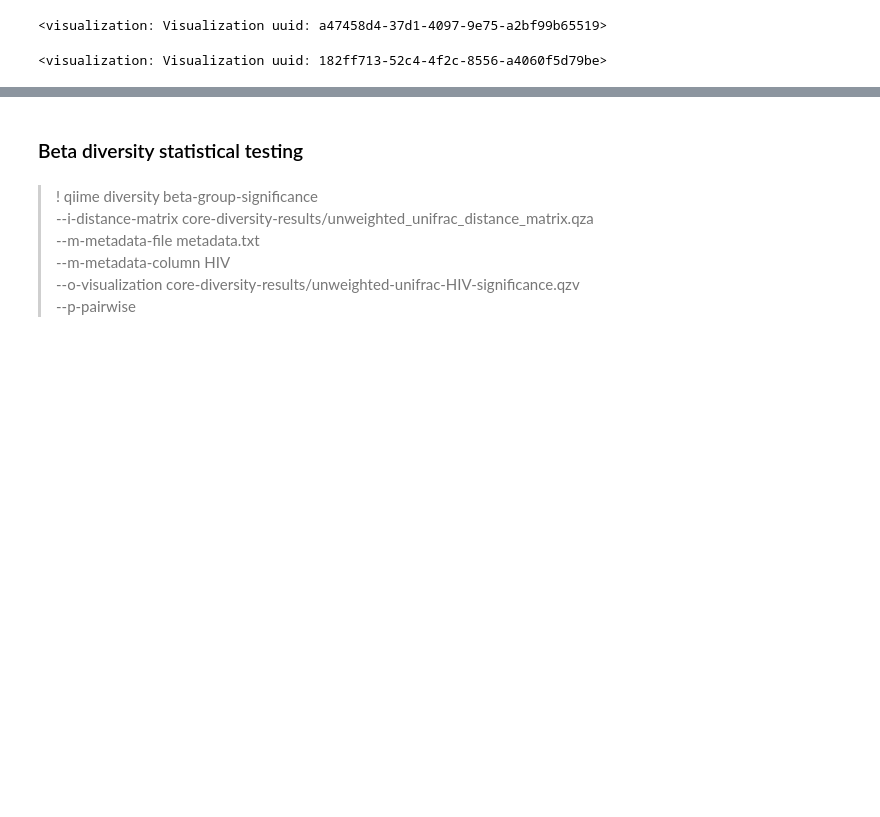
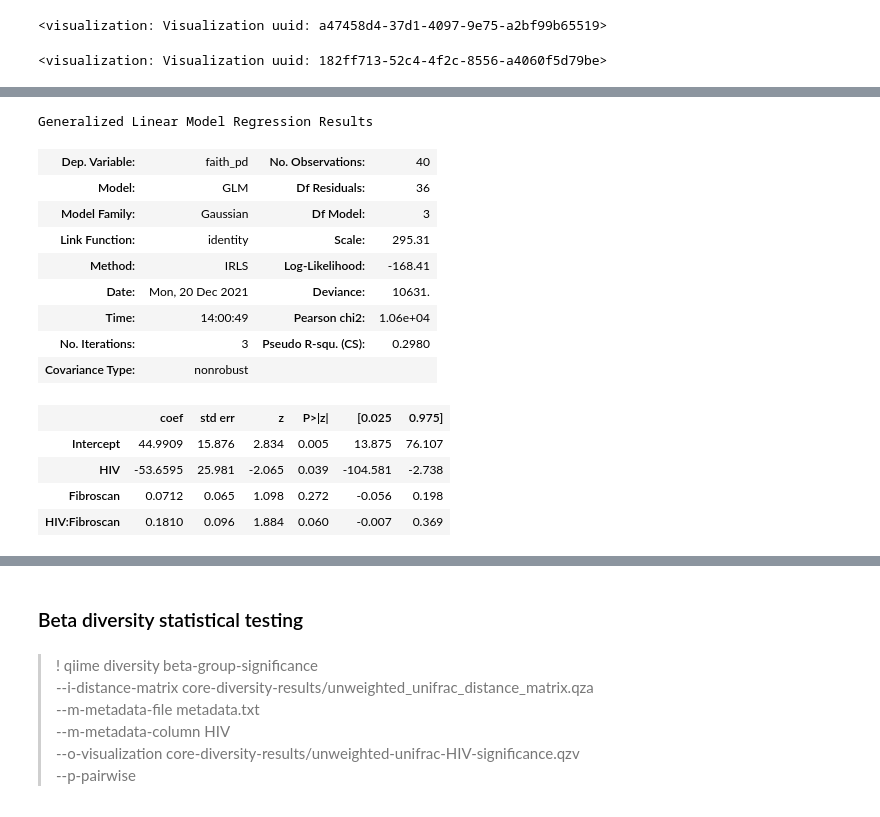
Before and after one commit to sterrettJD/HIV-microbiome, a Jupyter notebook: Analysis.ipynb, the cells around one changed output, grey strips where cells are left out. Drawn from its saved outputs; the diff is of its cells as text; code cells hidden in the pictures; blank space fills up the shorter version.

```diff
--- a/Analysis.ipynb
+++ b/Analysis.ipynb
@@ -223,0 +242,20 @@ viz
+# %%
+formula = "faith_pd ~ HIV*Fibroscan"
+est = smf.glm(formula=formula, data=faith_glm_df).fit()
+est.summary()
+# %% [output]
+Generalized Linear Model Regression Results
+| Dep. Variable: | faith_pd | No. Observations: | 40 |
+| Model: | GLM | Df Residuals: | 36 |
+| Model Family: | Gaussian | Df Model: | 3 |
+| Link Function: | identity | Scale: | 295.31 |
+| Method: | IRLS | Log-Likelihood: | -168.41 |
+| Date: | Mon, 20 Dec 2021 | Deviance: | 10631. |
+| Time: | 14:00:49 | Pearson chi2: | 1.06e+04 |
+| No. Iterations: | 3 | Pseudo R-squ. (CS): | 0.2980 |
+| Covariance Type: | nonrobust |  |  |
+|  | coef | std err | z | P>|z| | [0.025 | 0.975] |
+| Intercept | 44.9909 | 15.876 | 2.834 | 0.005 | 13.875 | 76.107 |
+| HIV | -53.6595 | 25.981 | -2.065 | 0.039 | -104.581 | -2.738 |
+| Fibroscan | 0.0712 | 0.065 | 1.098 | 0.272 | -0.056 | 0.198 |
+| HIV:Fibroscan | 0.1810 | 0.096 | 1.884 | 0.060 | -0.007 | 0.369 |
```
Also changed, not shown: parts of 6 cells of this notebook.
